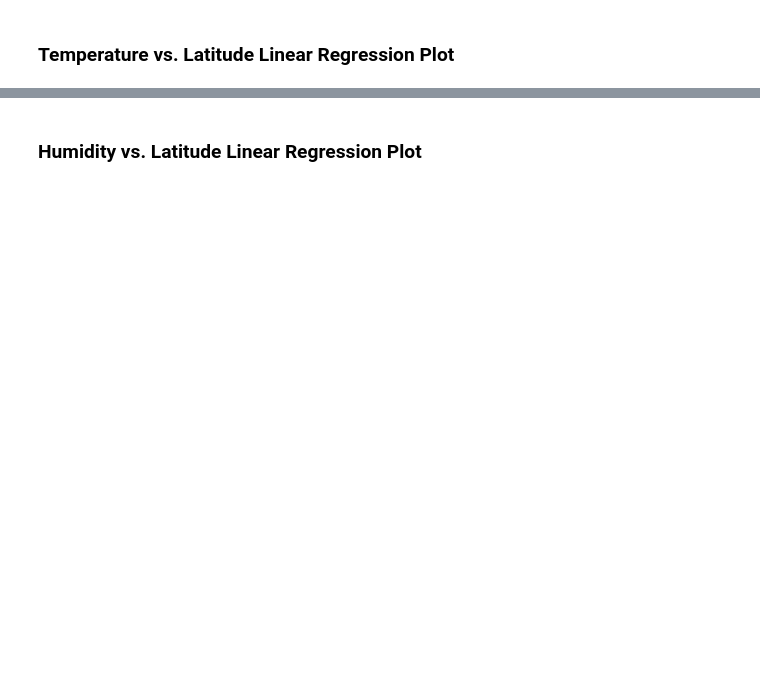
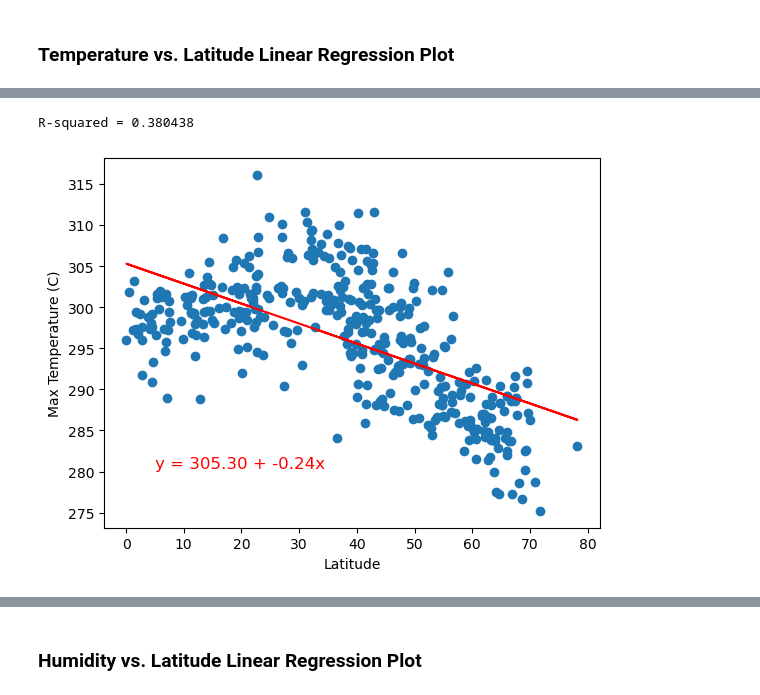
Before and after one commit to datakreese/python-api-challenge, a Jupyter notebook: WeatherPy/WeatherPy.ipynb, the cells around one changed output, grey strips where cells are left out. Drawn from its saved outputs; the diff is of its cells as text; code cells hidden in the pictures; blank space fills up the shorter version.

Commit message:
scatter plots and regressions finalized

```diff
--- a/WeatherPy/WeatherPy.ipynb
+++ b/WeatherPy/WeatherPy.ipynb
@@ -315,0 +304,21 @@ The r-value is: 0.4121057168607245
+# %%
+# Linear regression on Northern Hemisphere
+x = northern_hemi_df["Lat"]
+y = northern_hemi_df["Max Temp"]
+res = linregress(x, y)
+
+plt.scatter(northern_hemi_df["Lat"], northern_hemi_df["Max Temp"] , marker="o")
+plt.plot(x, res.intercept + res.slope*x, 'r', label='fitted line')
+
+# Annotate the plot with the equation of the line
+equation_text = f"y = {res.intercept:.2f} + {res.slope:.2f}x"
+plt.text(x=5, y=280, s=equation_text, fontsize=12, color='red', verticalalignment='bottom')
+
+# Incorporate the other graph properties
+plt.ylabel("Max Temperature (C)")
+plt.xlabel("Latitude")
+
+print(f"R-squared = {res.rvalue**2:.6f}")
+# %% [output]
+R-squared = 0.380438
+[figure, added]
```
Also changed, not shown: parts of 22 cells of this notebook.
